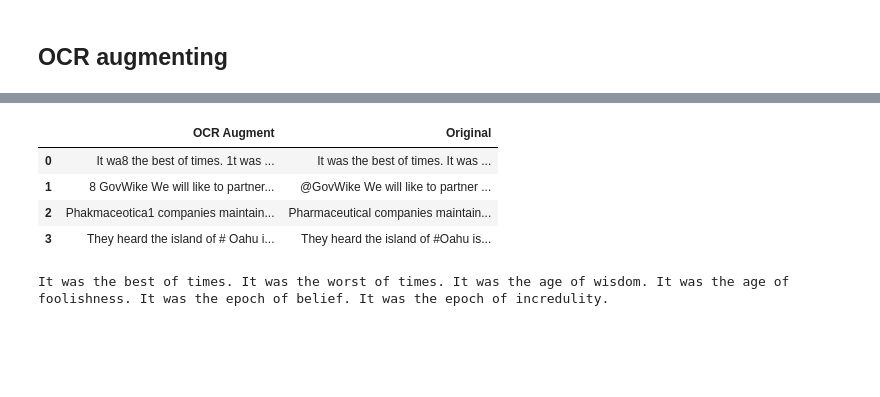
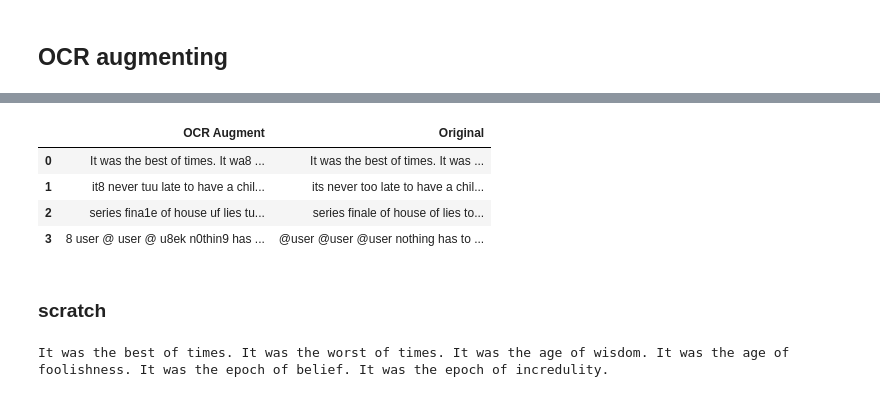
Before and after one commit to PacktPublishing/Data-Augmentation-with-Python, a Jupyter notebook: data_augmentation_with_python_chapter_5.ipynb, the cells around one changed output, grey strips where cells are left out. Drawn from its saved outputs; the diff is of its cells as text; code cells hidden in the pictures; blank space fills up the shorter version.

Commit message:
almost done just a little more clean up

```diff
--- a/data_augmentation_with_python_chapter_5.ipynb
+++ b/data_augmentation_with_python_chapter_5.ipynb
@@ -378,11 +381,13 @@ pluto.print_aug_ocr(pluto.df_netflix_data, col_dest='description',aug_name='OCR
 # %%
-pluto.print_aug_ocr(pluto.df_twitter_data, col_dest='OriginalTweet',aug_name='OCR Augment')
+pluto.print_aug_ocr(pluto.df_twitter_data, col_dest='clean_tweet',aug_name='OCR Augment')
 # %% [output]
 |  | OCR Augment | Original |
-| 0 | It wa8 the best of times. 1t was ... | It was the best of times. It was ... |
-| 1 | 8 GovWike We will like to partner... | @GovWike We will like to partner ... |
-| 2 | Phakmaceotica1 companies maintain... | Pharmaceutical companies maintain... |
-| 3 | They heard the island of # Oahu i... | They heard the island of #Oahu is... |
+| 0 | It was the best of times. It wa8 ... | It was the best of times. It was ... |
+| 1 | it8 never tuu late to have a chil... | its never too late to have a chil... |
+| 2 | series fina1e of house uf lies tu... | series finale of house of lies to... |
+| 3 | 8 user @ user @ u8ek n0thin9 has ... | @user @user @user nothing has to ... |
+# %% [markdown]
+### scratch
 # %%
 # import nlpaug.augmenter.char as nac
 # import nlpaug.augmenter.word as naw
```
Also changed, not shown: parts of 60 cells of this notebook.
